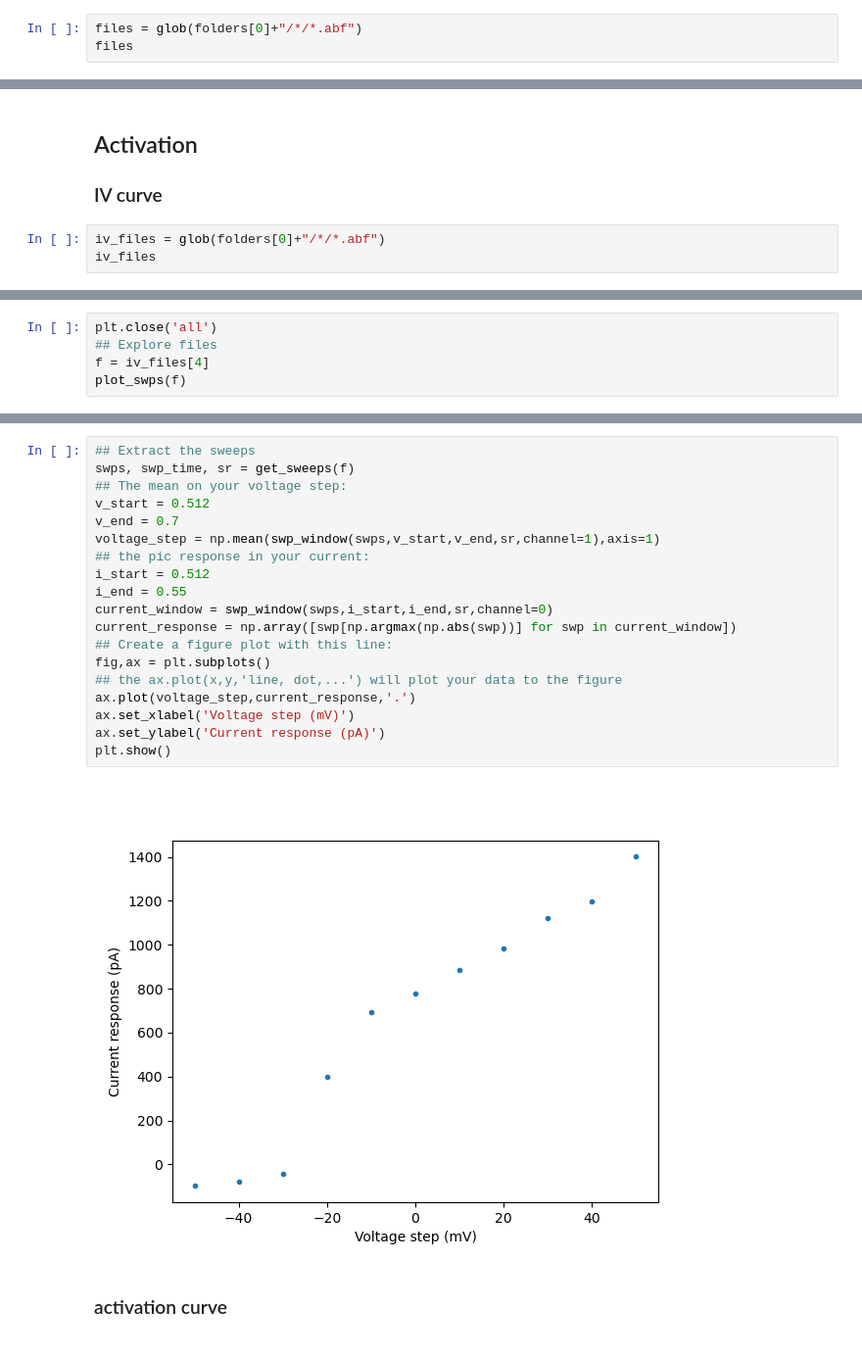
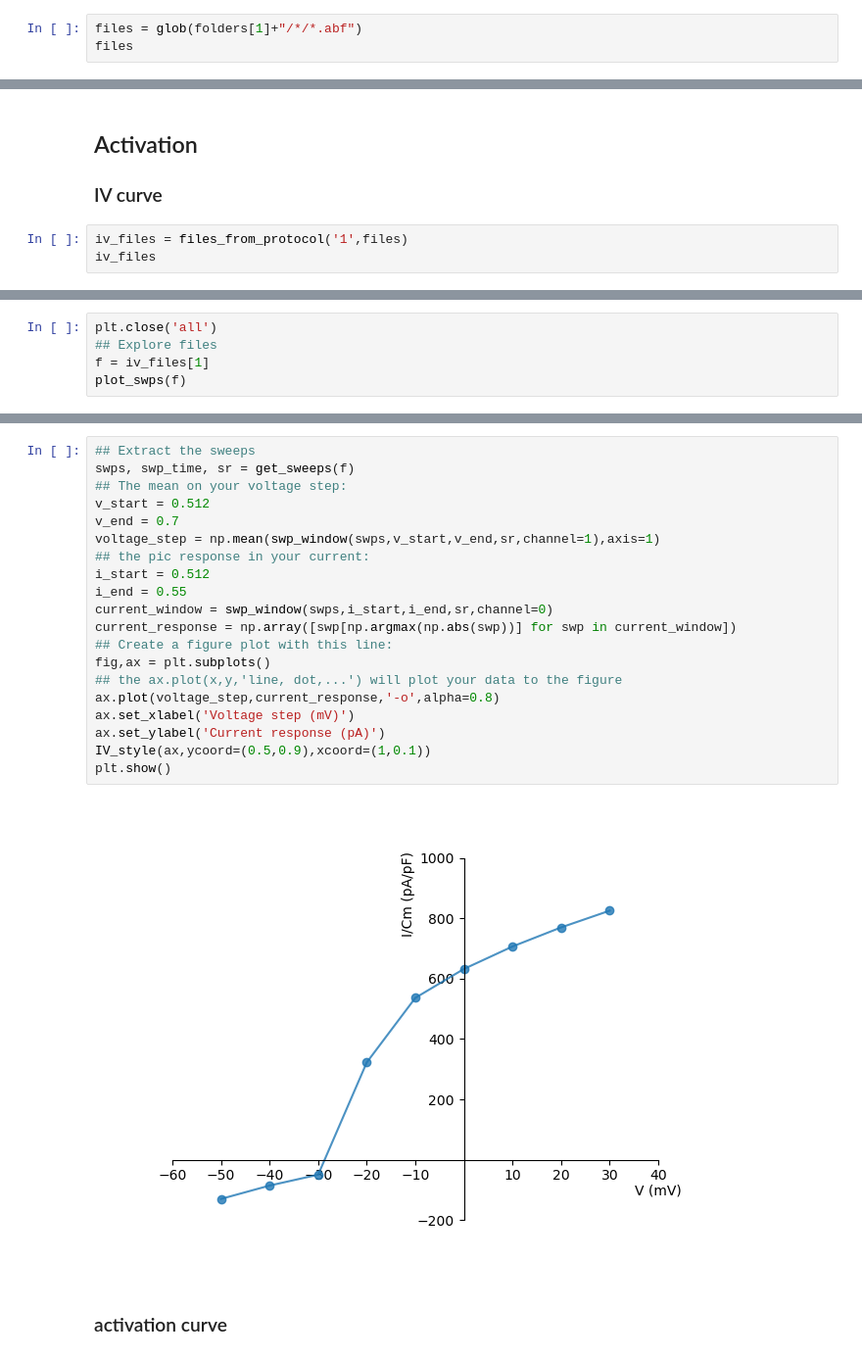
Before and after one commit to afmontarras/CSHL, a Jupyter notebook: Kv.ipynb, the cells around one changed output, grey strips where cells are left out. Shown: that part at 98% size. Drawn from its saved outputs; the diff is of its cells as text.

```diff
--- a/Kv.ipynb
+++ b/Kv.ipynb
@@ -22,6 +27,6 @@ folders
  '/home/alan/Documents/LAB/CSHL/Data/Nav']
 # %%
-files = glob(folders[0]+"/*/*.abf")
+files = glob(folders[1]+"/*/*.abf")
 files
 # %% [output]
 ['/home/alan/Documents/LAB/CSHL/Data/Kv/Niko/2024_06_08_0003.abf',
@@ -34,7 +48,7 @@ files
 ## Activation
 ### IV curve
 # %%
-iv_files = glob(folders[0]+"/*/*.abf")
+iv_files = files_from_protocol('1',files)
 iv_files
 # %% [output]
 ['/home/alan/Documents/LAB/CSHL/Data/Kv/Niko/2024_06_08_0003.abf',
@@ -46,6 +59,6 @@ iv_files
 # %%
 plt.close('all')
 ## Explore files
-f = iv_files[4]
+f = iv_files[1]
 plot_swps(f)
 # %% [output]
@@ -53,24 +66,25 @@ plot_swps(f)
 # %%
 ## Extract the sweeps
 swps, swp_time, sr = get_sweeps(f)
 ## The mean on your voltage step:
 v_start = 0.512
 v_end = 0.7
 voltage_step = np.mean(swp_window(swps,v_start,v_end,sr,channel=1),axis=1)
 ## the pic response in your current:
 i_start = 0.512
 i_end = 0.55
 current_window = swp_window(swps,i_start,i_end,sr,channel=0)
 current_response = np.array([swp[np.argmax(np.abs(swp))] for swp in current_window])
 ## Create a figure plot with this line:
 fig,ax = plt.subplots()
 ## the ax.plot(x,y,'line, dot,...') will plot your data to the figure
-ax.plot(voltage_step,current_response,'.')
+ax.plot(voltage_step,current_response,'-o',alpha=0.8)
 ax.set_xlabel('Voltage step (mV)')
 ax.set_ylabel('Current response (pA)')
+IV_style(ax,ycoord=(0.5,0.9),xcoord=(1,0.1))
 plt.show()
 # %% [output]
-[figure, old version]
+[figure, new version]
 # %% [markdown]
 ### activation curve
 # %% [markdown]
```
Also changed, not shown: parts of 11 cells of this notebook, 4 other files.
